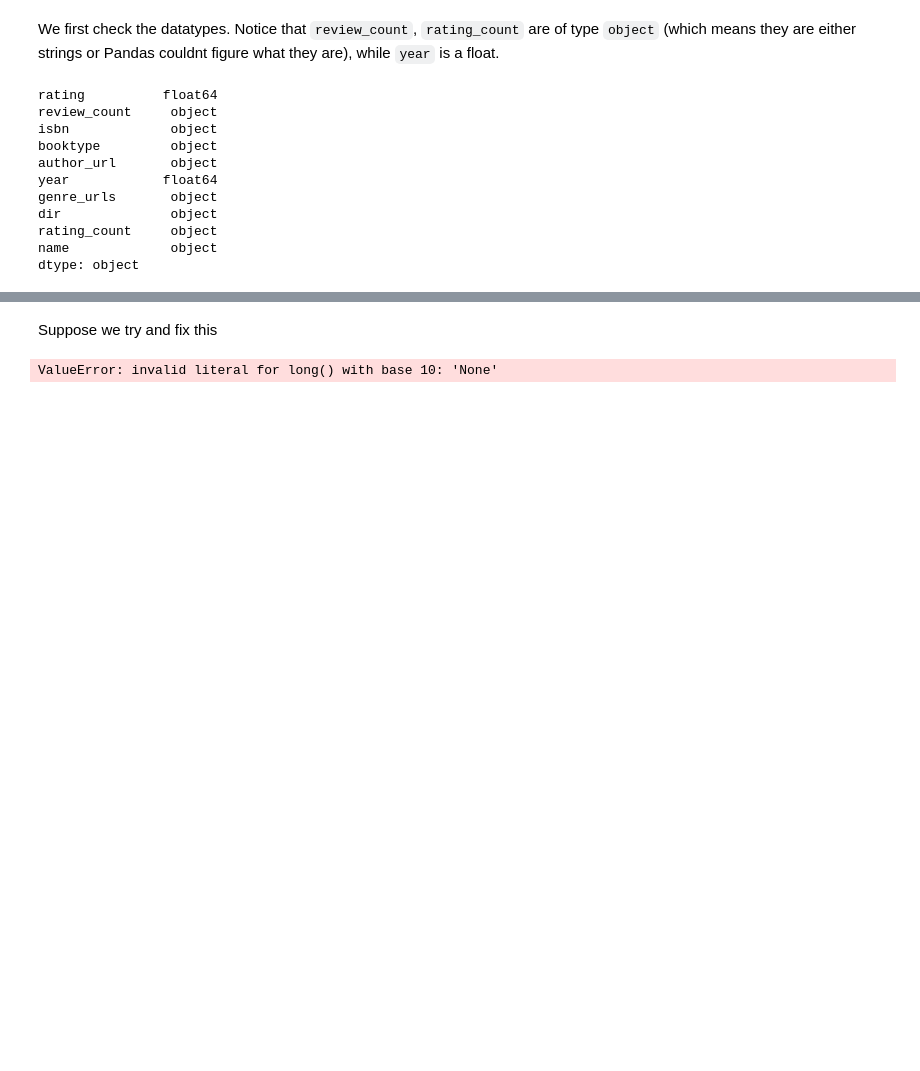
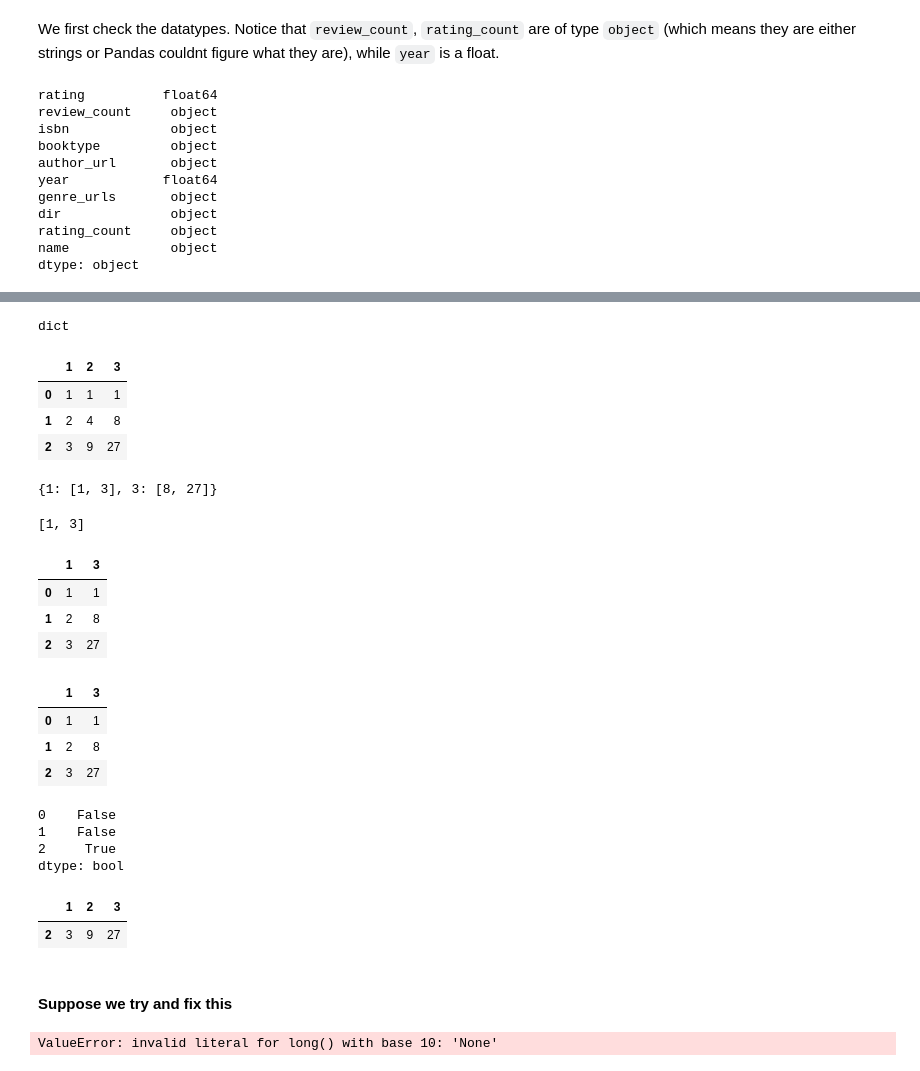
Before and after one commit to shellsnail/2015lab1, a Jupyter notebook: Lab1-pythonpandas.ipynb, the cells around one changed output, grey strips where cells are left out. Drawn from its saved outputs; the diff is of its cells as text; code cells hidden in the pictures; blank space fills up the shorter version.

```diff
--- a/Lab1-pythonpandas.ipynb
+++ b/Lab1-pythonpandas.ipynb
@@ -263,0 +304,43 @@ dtype: object
+# %%
+data = {1:[1, 2, 3], 2:[1, 4, 9], 3:[1, 8, 27]}
+type(data)
+# %% [output]
+dict
+# %%
+df2 = pd.DataFrame(data)
+df2
+# %% [output]
+|  | 1 | 2 | 3 |
+| 0 | 1 | 1 | 1 |
+| 1 | 2 | 4 | 8 |
+| 2 | 3 | 9 | 27 |
+# %%
+lf = {1:[1, 3], 3:[8, 27]}
+lf
+# %% [output]
+{1: [1, 3], 3: [8, 27]}
+# %%
+list(lf)
+# %% [output]
+[1, 3]
+# %%
+df2[[1,3]]
+# %% [output]
+|  | 1 | 3 |
+| 0 | 1 | 1 |
+| 1 | 2 | 8 |
+| 2 | 3 | 27 |
+# %%
+df2[list(lf)]
+# %% [output]
+|  | 1 | 3 |
+| 0 | 1 | 1 |
+| 1 | 2 | 8 |
+| 2 | 3 | 27 |
+# %%
+df2[list(lf)].isin(lf).all(axis = 1)
+# %% [output]
+0    False
+1    False
+2     True
+dtype: bool
@@ -264,3 +349,8 @@ dtype: object
+# %%
+f
+# %% [output]
+|  | 1 | 2 | 3 |
+| 2 | 3 | 9 | 27 |
 # %% [markdown]
-Suppose we try and fix this
+#### Suppose we try and fix this
 # %%
```
Also changed, not shown: parts of 5 cells of this notebook.
